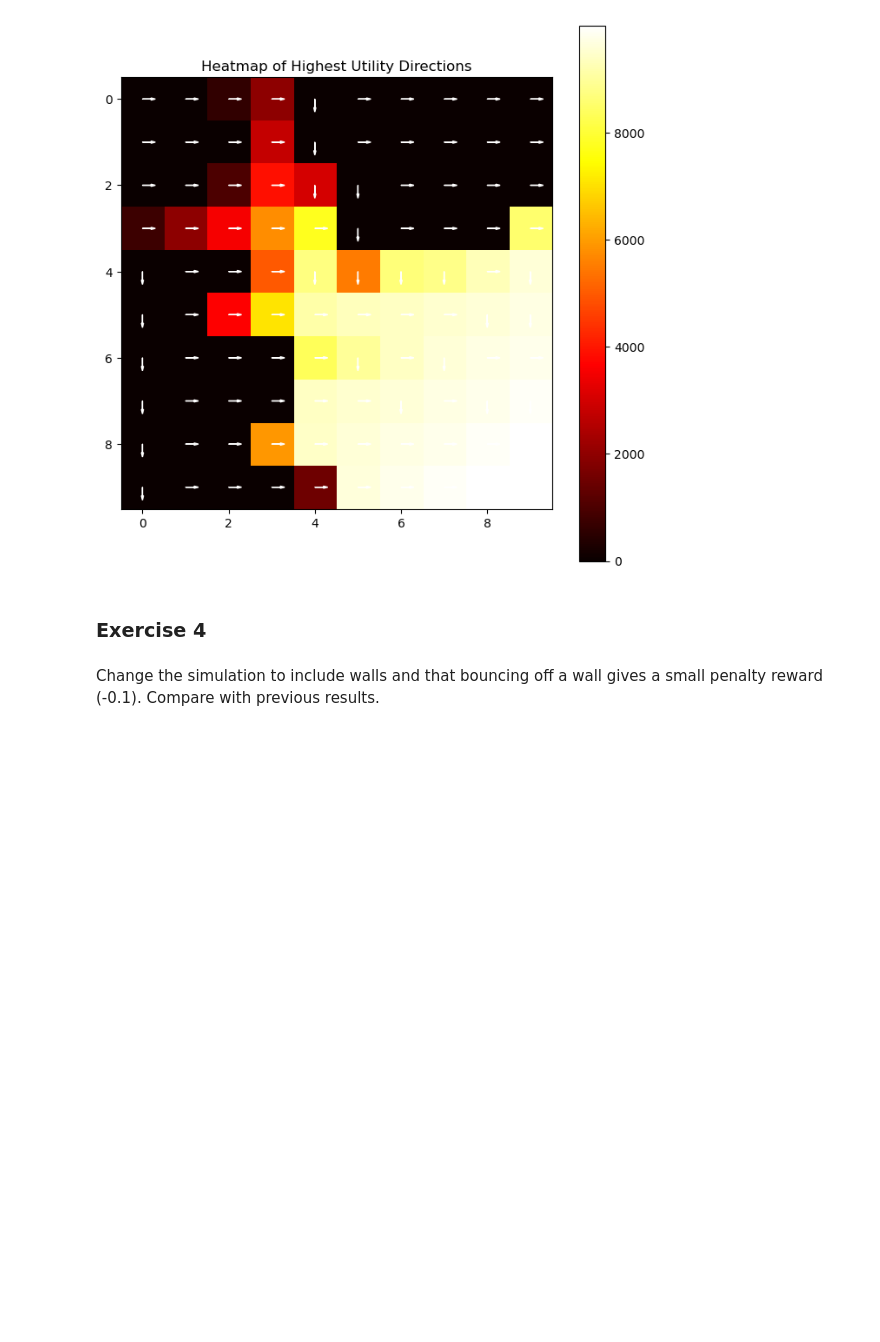
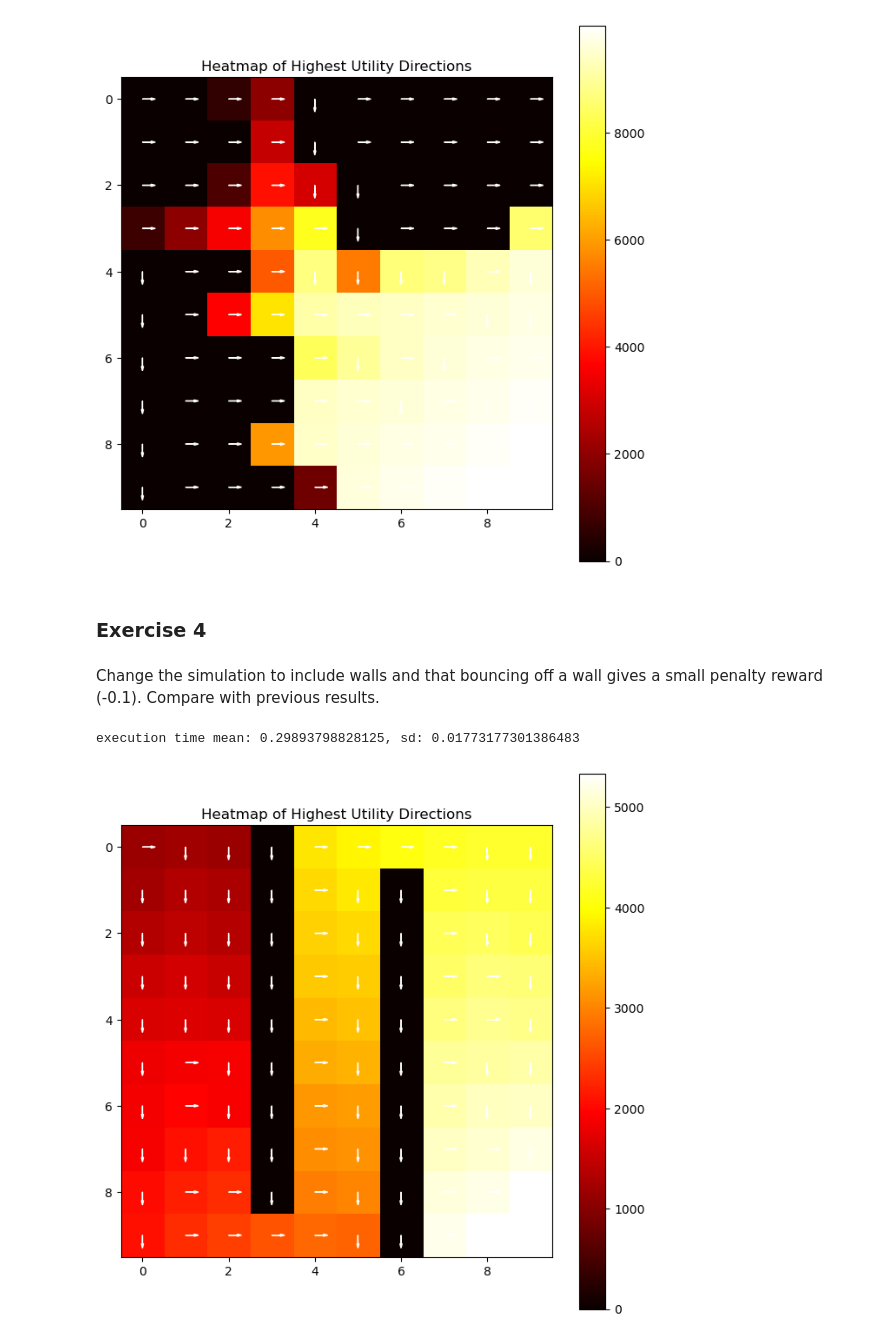
Before and after one commit to jelenameyer/IntroToMachineLearning, a Jupyter notebook: assignments/assignment3/assignment3.ipynb, the cells around one changed output. Drawn from its saved outputs; the diff is of its cells as text; code cells hidden in the pictures; blank space fills up the shorter version.

```diff
--- a/assignments/assignment3/assignment3.ipynb
+++ b/assignments/assignment3/assignment3.ipynb
@@ -527,0 +571,55 @@ Change the simulation to include walls and that bouncing off a wall gives a smal
+# %%
+def runEpisodeWithUpdatingUtilitiesWithWalls(matrixQ = matrixQ, state = 1, finalState = 100, maxNumberSteps = 20000, alwaysBestSep = False):
+    copyMatrixQ = matrixQ.copy()
+    listWithPointsWhereTorRunTests = [100, 200, 500, 600, 700, 800, 900, 1000, 2500, 5000, 7500, 10000, 12500, 15000, 17500, 20000]
+    count = 0
+    allAverageRewardsPerStep = []
+    for i in range(maxNumberSteps+1):
+        if alwaysBestSep == True:
+            action = getNextBestStep(state, copyMatrixQ)
+        else:
+            action = randomlyChoseAction()
+        newState = stateTransitionFunctionWithWalls(state, action)
+        copyMatrixQ = updateUtilityWalls(state = state, action = action, matrixQ = copyMatrixQ)
+        state = newState
+        if count in listWithPointsWhereTorRunTests:
+            allAverageRewardsPerStep.append(runTest(state = state, matrixQ = copyMatrixQ, howManySteps = 1000))
+        count += 1
+
+    return (allAverageRewardsPerStep, copyMatrixQ)
+# %%
+allexecutionTimes = []
+allAllAverageRewardsPerStep = np.zeros((30, 16))
+allMatrixQInList = []
+
+random.seed(170)
+for i in range(30):
+    startTime = time.time()
+    allAverageRewardsPerStep, MatrixQEndExplorationWalls = runEpisodeWithUpdatingUtilitiesWithWalls()
+    endTime = time.time()
+    executionTime = endTime - startTime
+
+    allAllAverageRewardsPerStep[i] = allAverageRewardsPerStep
+
+
+    allexecutionTimes.append(executionTime)
+    allMatrixQInList.append(MatrixQEndExplorationWalls)
+
+
+
+# execution time
+meanExecutionTimes = sum(allexecutionTimes) /len(allexecutionTimes)
+sdExecutionTimes = np.std(allexecutionTimes)
+print(f"execution time mean: {meanExecutionTimes}, sd: {sdExecutionTimes}")
+
+
+# average rewards per step for the 16 steps
+averageRewardMeansRandom = np.mean(allAllAverageRewardsPerStep, axis=0)
+
+# average utilities in matrices
+averageMatrixQExplorationWalls = getAveragedMatrixQ(allMatrixQInList)
+
+showHeatmap(averageMatrixQExplorationWalls)
+# %% [output]
+execution time mean: 0.29893798828125, sd: 0.01773177301386483
+[figure, added]
```
Also changed, not shown: parts of 6 cells of this notebook.
